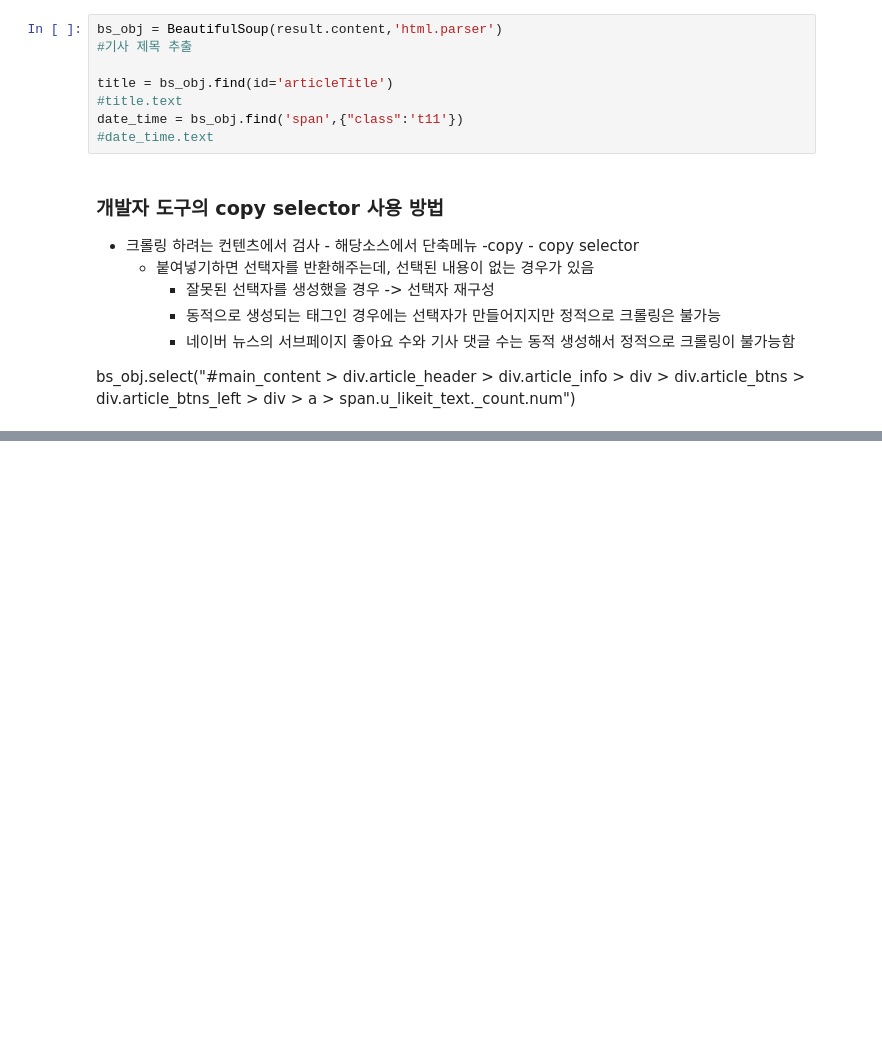
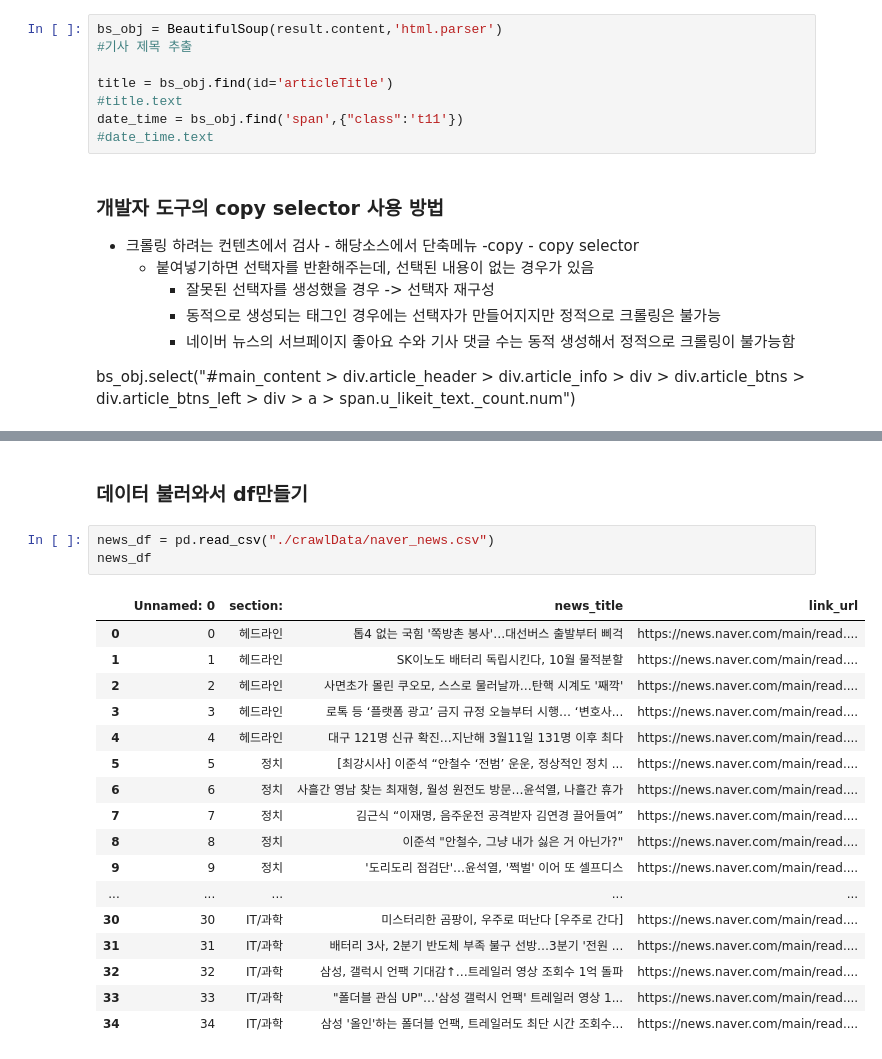
Before and after one commit to DaeGyeongYi/02.Data_Basic, a Jupyter notebook: WebCrawl/02_1_네이버 뉴스 sub 페이지 크롤링.ipynb, the cells around one changed output, grey strips where cells are left out. Cells and saved outputs as stored; diff of their text form; blank space fills up the shorter version.

```diff
--- a/WebCrawl/02_1_네이버 뉴스 sub 페이지 크롤링.ipynb
+++ b/WebCrawl/02_1_네이버 뉴스 sub 페이지 크롤링.ipynb
@@ -105,0 +157,23 @@ for url in (link_list):
+# %% [markdown]
+### 데이터 불러와서 df만들기
+# %%
+news_df = pd.read_csv("./crawlData/naver_news.csv")
+news_df
+# %% [output]
+|  | Unnamed: 0 | section: | news_title | link_url |
+| 0 | 0 | 헤드라인 | 톱4 없는 국힘 '쪽방촌 봉사'…대선버스 출발부터 삐걱 | https://news.naver.com/main/read.... |
+| 1 | 1 | 헤드라인 | SK이노도 배터리 독립시킨다, 10월 물적분할 | https://news.naver.com/main/read.... |
+| 2 | 2 | 헤드라인 | 사면초가 몰린 쿠오모, 스스로 물러날까…탄핵 시계도 '째깍' | https://news.naver.com/main/read.... |
+| 3 | 3 | 헤드라인 | 로톡 등 ‘플랫폼 광고’ 금지 규정 오늘부터 시행… ‘변호사... | https://news.naver.com/main/read.... |
+| 4 | 4 | 헤드라인 | 대구 121명 신규 확진…지난해 3월11일 131명 이후 최다 | https://news.naver.com/main/read.... |
+| 5 | 5 | 정치 | [최강시사] 이준석 “안철수 ‘전범’ 운운, 정상적인 정치 ... | https://news.naver.com/main/read.... |
+| 6 | 6 | 정치 | 사흘간 영남 찾는 최재형, 월성 원전도 방문…윤석열, 나흘간 휴가 | https://news.naver.com/main/read.... |
+| 7 | 7 | 정치 | 김근식 “이재명, 음주운전 공격받자 김연경 끌어들여” | https://news.naver.com/main/read.... |
+| 8 | 8 | 정치 | 이준석 "안철수, 그냥 내가 싫은 거 아닌가?" | https://news.naver.com/main/read.... |
+| 9 | 9 | 정치 | '도리도리 점검단'…윤석열, '쩍벌' 이어 또 셀프디스 | https://news.naver.com/main/read.... |
+| ... | ... | ... | ... | ... |
+| 30 | 30 | IT/과학 | 미스터리한 곰팡이, 우주로 떠난다 [우주로 간다] | https://news.naver.com/main/read.... |
+| 31 | 31 | IT/과학 | 배터리 3사, 2분기 반도체 부족 불구 선방…3분기 '전원 ... | https://news.naver.com/main/read.... |
+| 32 | 32 | IT/과학 | 삼성, 갤럭시 언팩 기대감↑…트레일러 영상 조회수 1억 돌파 | https://news.naver.com/main/read.... |
+| 33 | 33 | IT/과학 | "폴더블 관심 UP"…'삼성 갤럭시 언팩' 트레일러 영상 1... | https://news.naver.com/main/read.... |
+| 34 | 34 | IT/과학 | 삼성 '올인'하는 폴더블 언팩, 트레일러도 최단 시간 조회수... | https://news.naver.com/main/read.... |
```
Also changed, not shown: parts of 5 cells of this notebook, 24 other files.
